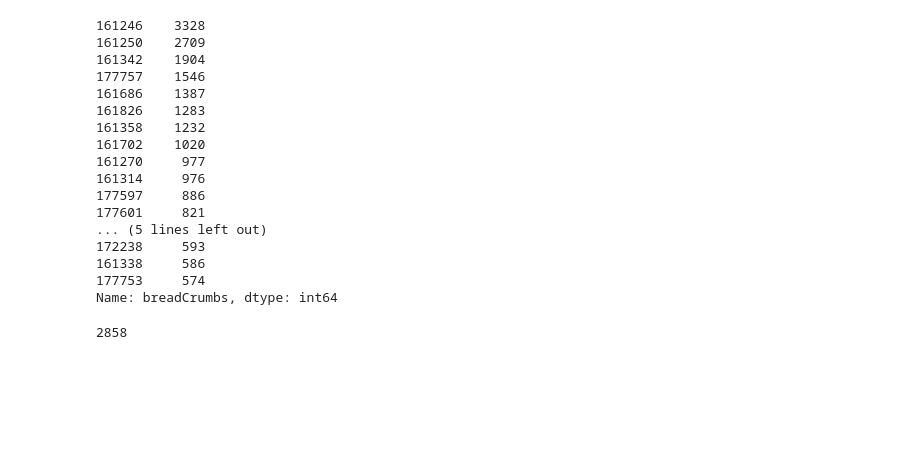
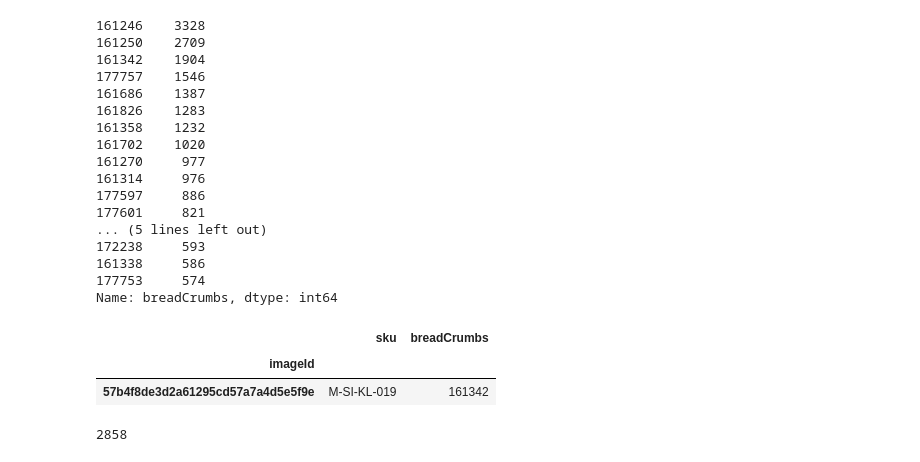
Before and after one commit to urakozz/ml-tensorflow, a Jupyter notebook: visualsearch_deepranking.ipynb, the cells around one changed output. Saved outputs shown, nothing was run; the diff lists cells and outputs as text; code cells hidden in the pictures; blank space fills up the shorter version.

```diff
--- a/visualsearch_deepranking.ipynb
+++ b/visualsearch_deepranking.ipynb
@@ -58,6 +58,12 @@ print(csv["breadCrumbs"].value_counts()[:20])
 161338     586
 177753     574
 Name: breadCrumbs, dtype: int64
+# %%
+csv[csv["sku"] == "M-SI-KL-019"]
+# %% [output]
+|  | sku | breadCrumbs |
+| imageId |  |  |
+| 57b4f8de3d2a61295cd57a7a4d5e5f9e | M-SI-KL-019 | 161342 |
 # %%
 #csv2cat = csv[csv["breadCrumbs"].isin([177877,161314])]
 csvCat = csv[csv["breadCrumbs"].isin([177877,161314, 161826])] #177877,161314, 161826, 161342, 161270
```
Also changed, not shown: 2 other files.
